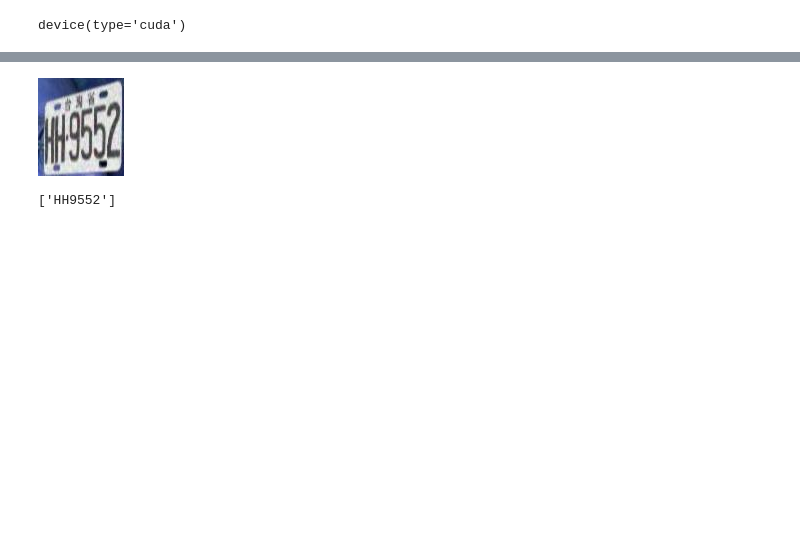
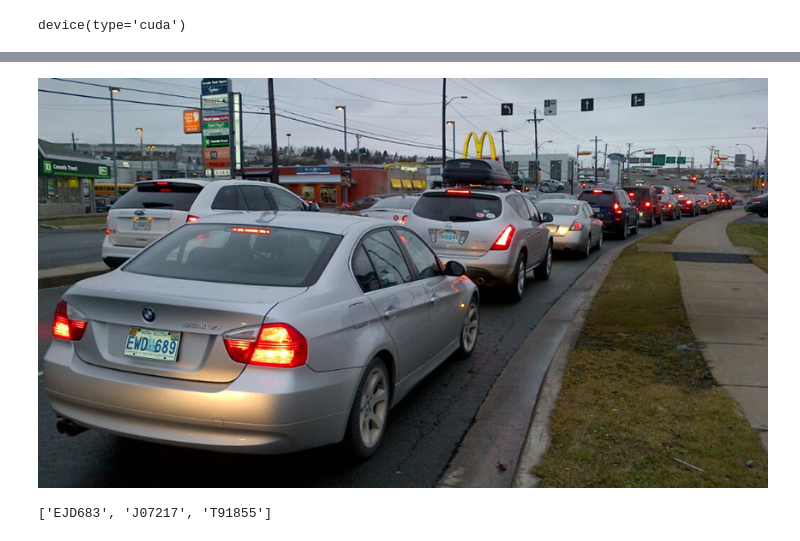
Before and after one commit to AlecLozano/Yolo_Trocr_License_Plate_Model, a Jupyter notebook: Model_Training/test.ipynb, the cells around one changed output, grey strips where cells are left out. Saved outputs shown, nothing was run; the diff lists cells and outputs as text; code cells hidden in the pictures; blank space fills up the shorter version.

```diff
--- a/Model_Training/test.ipynb
+++ b/Model_Training/test.ipynb
@@ -87,12 +87,12 @@ def show_images(images):
     for image in images:
         image.show()
 # %%
-img = Image.open('Images/image.png')
+img = Image.open('Test_Images/image.png')
 px = yolo_processor(img, return_tensors='pt').pixel_values.to(device)
 output = yolo_processor.post_process_object_detection(yolo_model(px), threshold=.9)[0]["boxes"]
 img
 # %% [output]
-[figure, old version]
+[figure, new version]
 # %%
 cropped_imgs = crop_objects(output, img)
 show_images(cropped_imgs)
@@ -102,4 +102,4 @@ trocr_output = trocr_model.generate(p_image)
 results = trocr_processor.post_process_image_text_to_text(trocr_output)
 results
 # %% [output]
-['HH9552']
+['EJD683', 'J07217', 'T91855']
```
Also changed, not shown: parts of 1 cell of this notebook.
